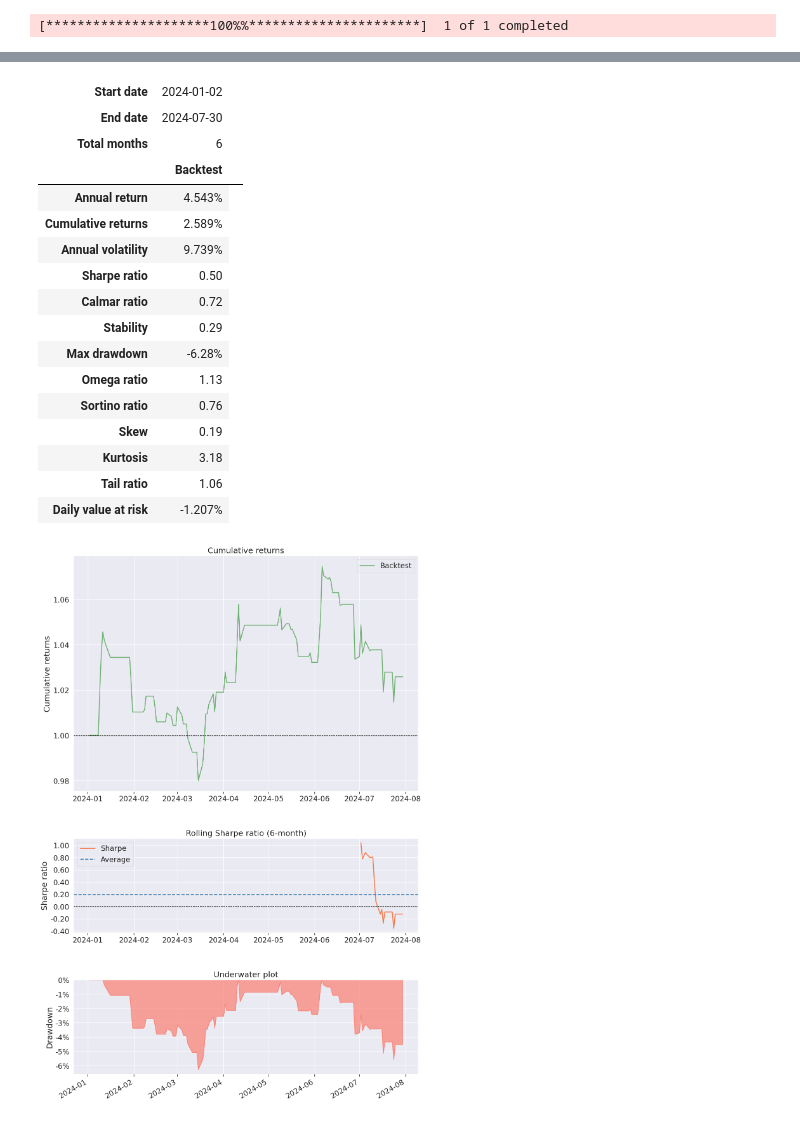
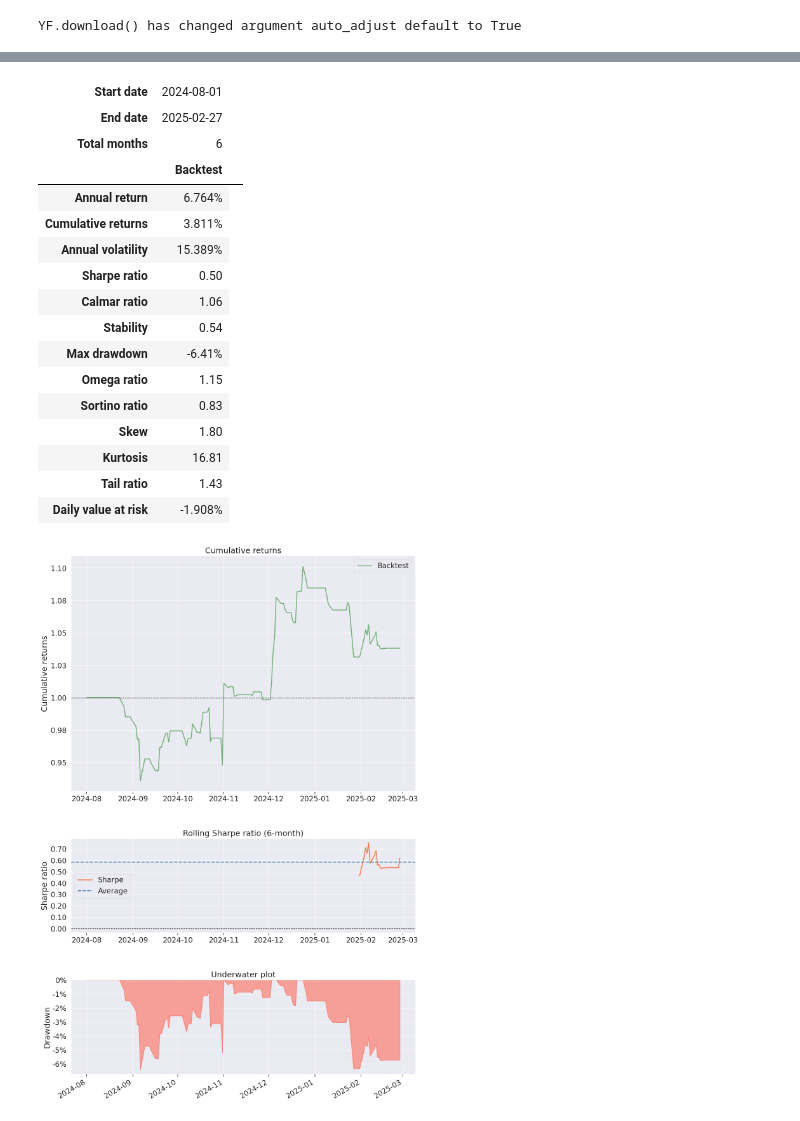
Before and after one commit to myevolve/PrimoGPT, a Jupyter notebook: notebooks/3. Trading benchmark strategy/5. AMZN/momentum_strategy.ipynb, the cells around one changed output, grey strips where cells are left out. Saved outputs shown, nothing was run; the diff lists cells and outputs as text; code cells hidden in the pictures.

```diff
--- a/notebooks/3. Trading benchmark strategy/5. AMZN/momentum_strategy.ipynb
+++ b/notebooks/3. Trading benchmark strategy/5. AMZN/momentum_strategy.ipynb
@@ -21,12 +21,12 @@ class MOMStrategy(bt.Strategy):
             price = self.data.close[0]
             shares_to_buy = cash // price
             if shares_to_buy > 0:
-                self.log('Kreiraj Kupnju, %.2f' % self.data.close[0])
+                self.log('Create Buy, %.2f' % self.data.close[0])
                 self.order = self.buy(size=shares_to_buy)
 
         # Sell if current closing price is lower than previous period's closing price
         elif self.position and self.data.close[0] < self.data.close[-1]:
-            self.log('Kreiraj Prodaju, %.2f' % self.data.close[0])
+            self.log('Create Sell, %.2f' % self.data.close[0])
             self.order = self.sell(size=self.position.size)
 
     def log(self, txt):
@@ -37,15 +37,15 @@ class MOMStrategy(bt.Strategy):
         if order.status == order.Completed:
             if order.isbuy():
                 self.log(
-                "Izvršena KUPNJA (Cijena: %.2f, Vrijednost: %.2f, Provizija %.2f)" %
+                "BUY EXECUTED (Price: %.2f, Value: %.2f, Commission %.2f)" %
                 (order.executed.price, order.executed.value, order.executed.comm))
             else:
                 self.log(
-                "Izvršena PRODAJA (Cijena: %.2f, Vrijednost: %.2f, Provizija %.2f)" %
+                "SELL EXECUTED (Price: %.2f, Value: %.2f, Commission %.2f)" %
                 (order.executed.price, order.executed.value, order.executed.comm))
             self.bar_executed = len(self)
         elif order.status in [order.Canceled, order.Margin, order.Rejected]:
-            self.log("Narudžba je otkazana/margina/odbijena")
+            self.log("Order is canceled/margin/rejected")
         self.order = None
 # %%
 def test_strategy(strategy_class, ticker, start_date, end_date, starting_cash=100000):
@@ -53,7 +53,7 @@ def test_strategy(strategy_class, ticker, start_date, end_date, starting_cash=10
     cerebro.addstrategy(strategy_class)
 
     # Download data and store it in a variable
-    yf_data = yf.download(ticker, start=start_date, end=end_date)
+    yf_data = yf.download(ticker, start=start_date, end=end_date, multi_level_index=False)
     data = bt.feeds.PandasData(dataname=yf_data)
     cerebro.adddata(data)
 
@@ -66,9 +66,9 @@ def test_strategy(strategy_class, ticker, start_date, end_date, starting_cash=10
     # Add analyzer to track returns
     cerebro.addanalyzer(bt.analyzers.PyFolio, _name='pyfolio')
 
-    print('Početno stanje portfelja: %.2f' % cerebro.broker.getvalue())
+    print('Initial portfolio value: %.2f' % cerebro.broker.getvalue())
     results = cerebro.run()
-    print('Završno stanje portfelja: %.2f' % cerebro.broker.getvalue())
+    print('Final portfolio value: %.2f' % cerebro.broker.getvalue())
 
     strat = results[0]
 
@@ -90,6 +90,6 @@ def test_strategy(strategy_class, ticker, start_date, end_date, starting_cash=10
 
     return df_portfolio
 # %%
-results = test_strategy(MOMStrategy, 'AMZN', '2024-01-01', '2024-07-31')
+results = test_strategy(MOMStrategy, 'AMZN', '2024-08-01', '2025-02-28')
 # %% [output]
-[*********************100%%**********************]  1 of 1 completed
+YF.download() has changed argument auto_adjust default to True
@@ -113,21 +114,21 @@ Završno stanje portfelja: 102589.40
-| Start date | 2024-01-02 |  |
-| End date | 2024-07-30 |  |
+| Start date | 2024-08-01 |  |
+| End date | 2025-02-27 |  |
 | Total months | 6 |  |
 |  | Backtest |
-| Annual return | 4.543% |
-| Cumulative returns | 2.589% |
-| Annual volatility | 9.739% |
+| Annual return | 6.764% |
+| Cumulative returns | 3.811% |
+| Annual volatility | 15.389% |
 | Sharpe ratio | 0.50 |
-| Calmar ratio | 0.72 |
-| Stability | 0.29 |
-| Max drawdown | -6.28% |
-| Omega ratio | 1.13 |
-| Sortino ratio | 0.76 |
-| Skew | 0.19 |
-| Kurtosis | 3.18 |
-| Tail ratio | 1.06 |
-| Daily value at risk | -1.207% |
+| Calmar ratio | 1.06 |
+| Stability | 0.54 |
+| Max drawdown | -6.41% |
+| Omega ratio | 1.15 |
+| Sortino ratio | 0.83 |
+| Skew | 1.80 |
+| Kurtosis | 16.81 |
+| Tail ratio | 1.43 |
+| Daily value at risk | -1.908% |
-[figure, old version]
+[figure, new version]
 # %%
 import pickle
 
```
Also changed, not shown: parts of 2 cells of this notebook, 9 other files.
